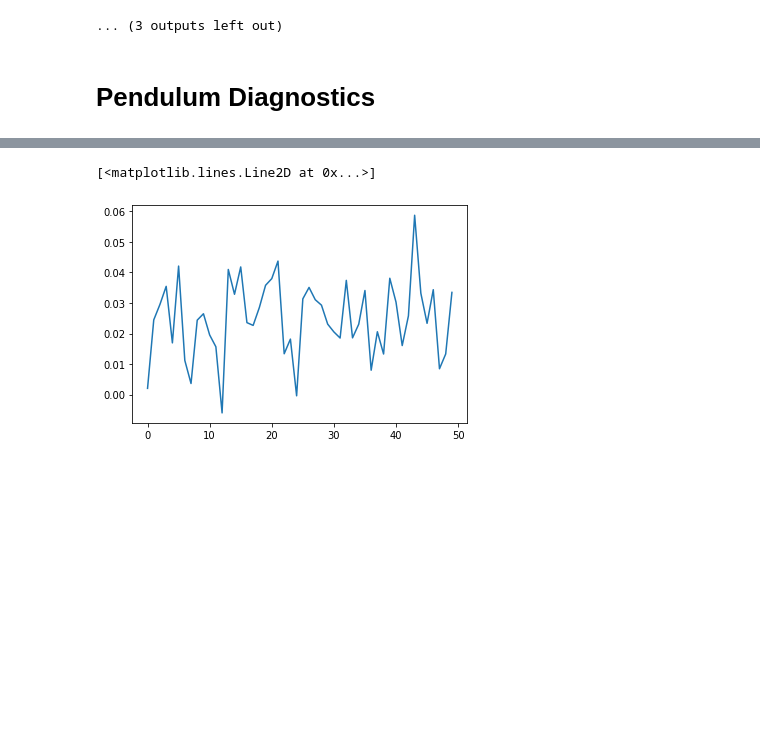
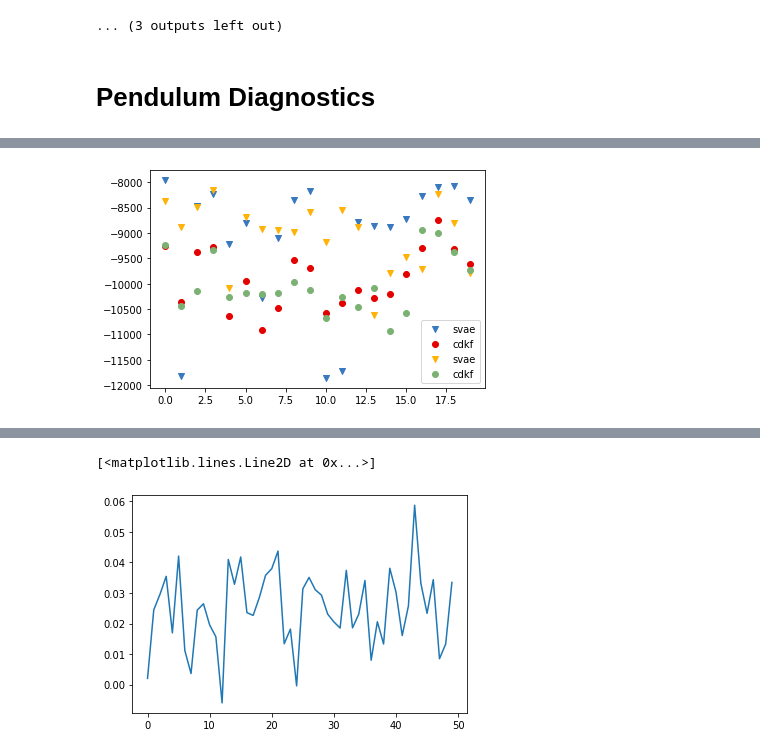
Before and after one commit to matthew9671/MattLab, a Jupyter notebook: Revisiting_SVAE_Refactor.ipynb, the cells around one changed output, grey strips where cells are left out. Cells and saved outputs as stored; diff of their text form; code cells hidden in the pictures; blank space fills up the shorter version.

```diff
--- a/Revisiting_SVAE_Refactor.ipynb
+++ b/Revisiting_SVAE_Refactor.ipynb
@@ -1533,7 +1535,7 @@ class LDS(LinearGaussianChainPrior):
     # Also assumes single data points
     def marginal_log_likelihood(self, params, data):
         posterior = self.posterior.distribution(self.e_step(params, data))
-        states = posterior.mean()
+        states = posterior.mean
         prior_ll = self.log_prob(params, states, data)
         posterior_ll = posterior.log_prob(states)
         # This is numerically unstable!
@@ -2457,7 +2459,7 @@ class PlaNetRecognitionWrapper:
 
     def apply(self, params, x):
         return {
-            "network_input": self.rec_net.apply(params["rec_params"], x)["h"],
+            "network_input": self.rec_net.apply(params["rec_params"], x)["bs"],
             "network_params": params["post_params"],
         }
 
@@ -2502,6 +2504,7 @@ class StochasticRNNCell(nn.Module):
         h, out = self.rnn_cell(h, np.concatenate([x, u]))
         out = self.trunk_fn(out)
         mean, cov_flat = self.head_mean_fn(out), self.head_log_var_fn(out)
+        # Could just using diagonal for simplicity
         cov = lie_params_to_constrained(cov_flat, self.output_dim, self.eps)
         return h, (cov, mean)
 # %%
@@ -4810,9 +4839,9 @@ def load_run_and_summary(project_path, run_name, force=False):
 
     return run_data
 # %%
-project_path = "SVAE-Pendulum-ICML-4/"
-d = load_run_and_summary(project_path, "d7rdp6qm", True) # best SVAE so far
-run_params, model_params, model, results = d["run_params"], d["model_params"], d["model"], d["results"]
+project_path = "SVAE-Pendulum-ICML-6/"
+# d = load_run_and_summary(project_path, "d7rdp6qm", True) # best SVAE so far
+# run_params, model_params, model, results = d["run_params"], d["model_params"], d["model"], d["results"]
 # %%
 def plot_img_grid(ax, recon, true):
     # Show the sequence as a block of images
@@ -4836,29 +4865,31 @@ def compare_multiple(runs, test_id=0):
         d = load_run_and_summary(project_path, run_name)
         run_params, model_params, model, results = d["run_params"], d["model_params"], \
             d["model"], d["results"]
-
-        pred_lls = results["more_prediction_lls"]
-        num_samples = 10
-        for j in range(10):
-            batch_pred_lls = logsumexp(pred_lls[:,j*10:j*10+10], axis=1) - np.log(num_samples)
-            ax.plot(batch_pred_lls[test_id],
-                # np.mean(batch_pred_lls, axis=0),
-                color=color, label=run_params["inference_method"], alpha=.2)
-        # ax.plot(np.max(pred_lls[test_id], axis=0),
-        #         color=color, label=run_params["inference_method"])
-        # num_samples = pred_lls.shape[1]
-        # full_pred_lls = logsumexp(pred_lls, axis=1) - np.log(num_samples)
-        # ax.plot(full_pred_lls[test_id],
-        #     # np.mean(full_pred_lls, axis=0),
-        #         color=color, label=run_params["inference_method"])
-        # ax.plot(np.mean(results["prediction_lls"], axis=0),
-        #         color=color, label=run_params["inference_method"])
-
-        # Show the best reconstructions
-
+        marker = "v" if run_params["inference_method"] == "svae" else "o"
+        pred_lls = results["prediction_lls"]
+        seq_pred_lls = pred_lls.sum(axis=2)
+        num_samples = pred_lls.shape[1]
+        full_pred_lls = logsumexp(seq_pred_lls, axis=1) - np.log(num_samples)
+        plt.scatter(np.arange(full_pred_lls.shape[0]), full_pred_lls, marker=marker,
+                    color=color, label=run_params["inference_method"])
     plt.legend()
     plt.figure()
-    ax_std = plt.gca()
+    ax = plt.gca()
+    for i in range(len(runs)):
+        run_name = runs[i]
+        color = colors[i]
+        d = load_run_and_summary(project_path, run_name)
+        run_params, model_params, model, results = d["run_params"], d["model_params"], \
+            d["model"], d["results"]
+        pred_lls = results["prediction_lls"]
+        num_samples = pred_lls.shape[1]
+        full_pred_lls = np.mean(pred_lls, axis=1)#logsumexp(pred_lls, axis=1) - np.log(num_samples)
+        ax.plot(#full_pred_lls[test_id],
+            np.mean(full_pred_lls, axis=0),
+                color=color, label=run_params["inference_method"])
+    plt.legend()
+    plt.figure()
+    ax = plt.gca()
     for i in range(len(runs)):
         run_name = runs[i]
         color = colors[i]
@@ -4866,23 +4897,42 @@ def compare_multiple(runs, test_id=0):
         run_params, model_params, model, results = d["run_params"], d["model_params"], \
             d["model"], d["results"]
 
-        pred_lls = results["more_prediction_lls"][test_id]
+        pred_lls = results["prediction_lls"]
+        num_samples = 10
+        for j in range(10):
+            batch_pred_lls = logsumexp(pred_lls[:,j*10:j*10+10], axis=1) - np.log(num_samples)
+            ax.plot(batch_pred_lls[test_id],
+                # np.mean(batch_pred_lls, axis=0),
+                color=color, alpha=.1)
+        ax.plot(logsumexp(pred_lls[test_id], axis=0) - np.log(num_samples),
+            # np.max(pred_lls[test_id], axis=0),
+                color=color, label=run_params["inference_method"])
+        # Show the best reconstructions
+    plt.legend()
+    # plt.figure()
+    # ax_std = plt.gca()
+    for i in range(len(runs)):
+        run_name = runs[i]
+        color = colors[i]
+        d = load_run_and_summary(project_path, run_name)
+        run_params, model_params, model, results = d["run_params"], d["model_params"], \
+            d["model"], d["results"]
+
+        pred_lls = results["prediction_lls"][test_id]
         total_pred_lls = pred_lls.sum(axis=1)
         best_sample = np.argmax(total_pred_lls, axis=0)
-        traj = np.concatenate([results["latent_mean_partial"][test_id], results["more_predictions"][test_id][best_sample][1:]])
+        traj = np.concatenate([results["latent_mean_partial"][test_id], results["predictions"][test_id][best_sample][1:]])
         out_dist = model.decoder.apply(model_params["dec_params"], traj)
+        # print(model.decoder, run_params["decnet_class"])
         y_decoded = out_dist.mean()
         y_std = (out_dist.scale)
-        ax_std.plot(np.mean(y_std, (1, 2, 3)), color=colors[i], label=run_params["inference_method"])
+        # ax_std.plot(np.mean(y_std, (1, 2, 3)), color=colors[i], label=run_params["inference_method"])
         plt.figure(figsize=(8,8))
         ax = plt.gca()
         ax.set_title(run_name + "(" + run_params["inference_method"] + ")")
         plot_img_grid(ax, y_decoded, pendulum_data["val_data"][test_id][:100])
 
-    ax_std.legend()
-
-    test_id = 0
-
+    # ax_std.legend()
     for i in range(len(runs)):
         run_name = runs[i]
         color = colors[i]
@@ -4898,9 +4948,10 @@ def compare_multiple(runs, test_id=0):
         preds = results["predictions"]
         mean, std = np.mean(preds[i], axis=0), np.std(preds[i], axis=0)
         for j in range(preds.shape[-1]):
-            plt.plot(np.arange(49, 100), preds[test_id,:,:,j].T + offset[0,j], color=hs[j].get_color())
+            plt.plot(np.arange(49, 100), preds[test_id,:10,:,j].T + offset[0,j], color=hs[j].get_color(), alpha=.2)
 
-
-compare_multiple(["51230c5d", "d7rdp6qm",
-                  "c7houljv", "jrhsdubd"
-                  ], 1)
+project_path = "SVAE-Pendulum-ICML-6/"
+compare_multiple(["ajf2d4b7", "d4pkrrjv", "zbqms6n4", "suva2mpp"], 19)
+# project_path = "SVAE-Pendulum-ICML-5/" # 5th batch, still using learned variance
+# compare_multiple(["6yxh2gzt", "i762a23m", "lvn7js2i", "y7l1jt1i", "cy0c5e0d", "oe5ieqf7"], 7)
+# %% [output]
@@ -4906,0 +4982 @@ compare_multiple(["51230c5d", "d7rdp6qm",
+[figure, added]
```
Also changed, not shown: parts of 13 cells of this notebook.
